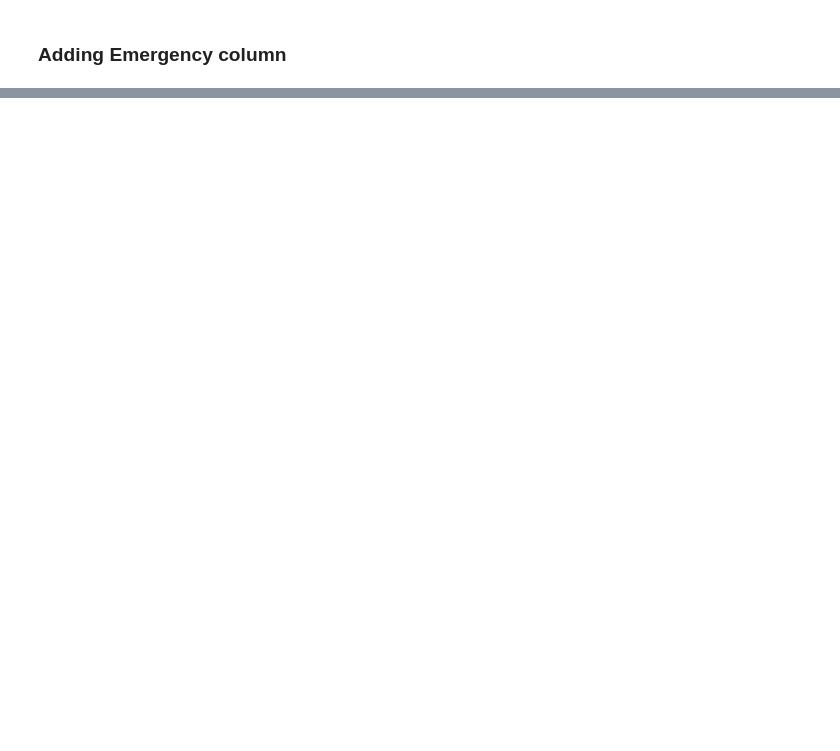
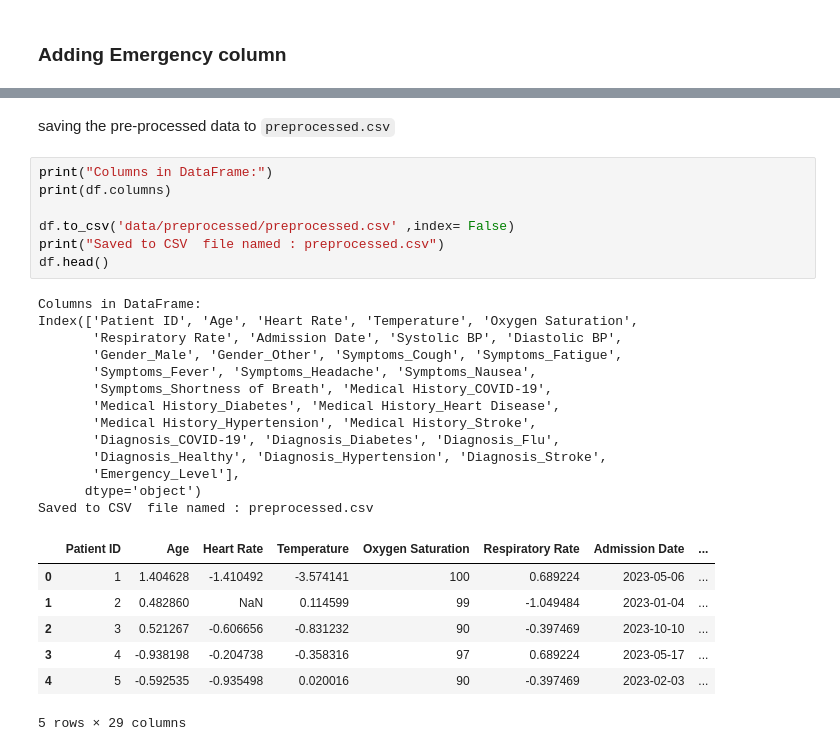
Before and after one commit to Adarshv0524/MedQueue, a Jupyter notebook: main.ipynb, the cells around one changed output, grey strips where cells are left out. Drawn from its saved outputs; the diff is of its cells as text; blank space fills up the shorter version.

````diff
--- a/main.ipynb
+++ b/main.ipynb
@@ -239,0 +273,30 @@ df.head(50)
+# %% [markdown]
+saving the pre-processed data to ```preprocessed.csv```
+# %%
+print("Columns in DataFrame:")
+print(df.columns)
+
+df.to_csv('data/preprocessed/preprocessed.csv' ,index= False)
+print("Saved to CSV  file named : preprocessed.csv")
+df.head()
+# %% [output]
+Columns in DataFrame:
+Index(['Patient ID', 'Age', 'Heart Rate', 'Temperature', 'Oxygen Saturation',
+       'Respiratory Rate', 'Admission Date', 'Systolic BP', 'Diastolic BP',
+       'Gender_Male', 'Gender_Other', 'Symptoms_Cough', 'Symptoms_Fatigue',
+       'Symptoms_Fever', 'Symptoms_Headache', 'Symptoms_Nausea',
+       'Symptoms_Shortness of Breath', 'Medical History_COVID-19',
+       'Medical History_Diabetes', 'Medical History_Heart Disease',
+       'Medical History_Hypertension', 'Medical History_Stroke',
+       'Diagnosis_COVID-19', 'Diagnosis_Diabetes', 'Diagnosis_Flu',
+       'Diagnosis_Healthy', 'Diagnosis_Hypertension', 'Diagnosis_Stroke',
+       'Emergency_Level'],
+      dtype='object')
+Saved to CSV  file named : preprocessed.csv
+|  | Patient ID | Age | Heart Rate | Temperature | Oxygen Saturation | Respiratory Rate | Admission Date | ... |
+| 0 | 1 | 1.404628 | -1.410492 | -3.574141 | 100 | 0.689224 | 2023-05-06 | ... |
+| 1 | 2 | 0.482860 | NaN | 0.114599 | 99 | -1.049484 | 2023-01-04 | ... |
+| 2 | 3 | 0.521267 | -0.606656 | -0.831232 | 90 | -0.397469 | 2023-10-10 | ... |
+| 3 | 4 | -0.938198 | -0.204738 | -0.358316 | 97 | 0.689224 | 2023-05-17 | ... |
+| 4 | 5 | -0.592535 | -0.935498 | 0.020016 | 90 | -0.397469 | 2023-02-03 | ... |
+5 rows × 29 columns
````
Also changed, not shown: parts of 27 cells of this notebook, 2 other files.
